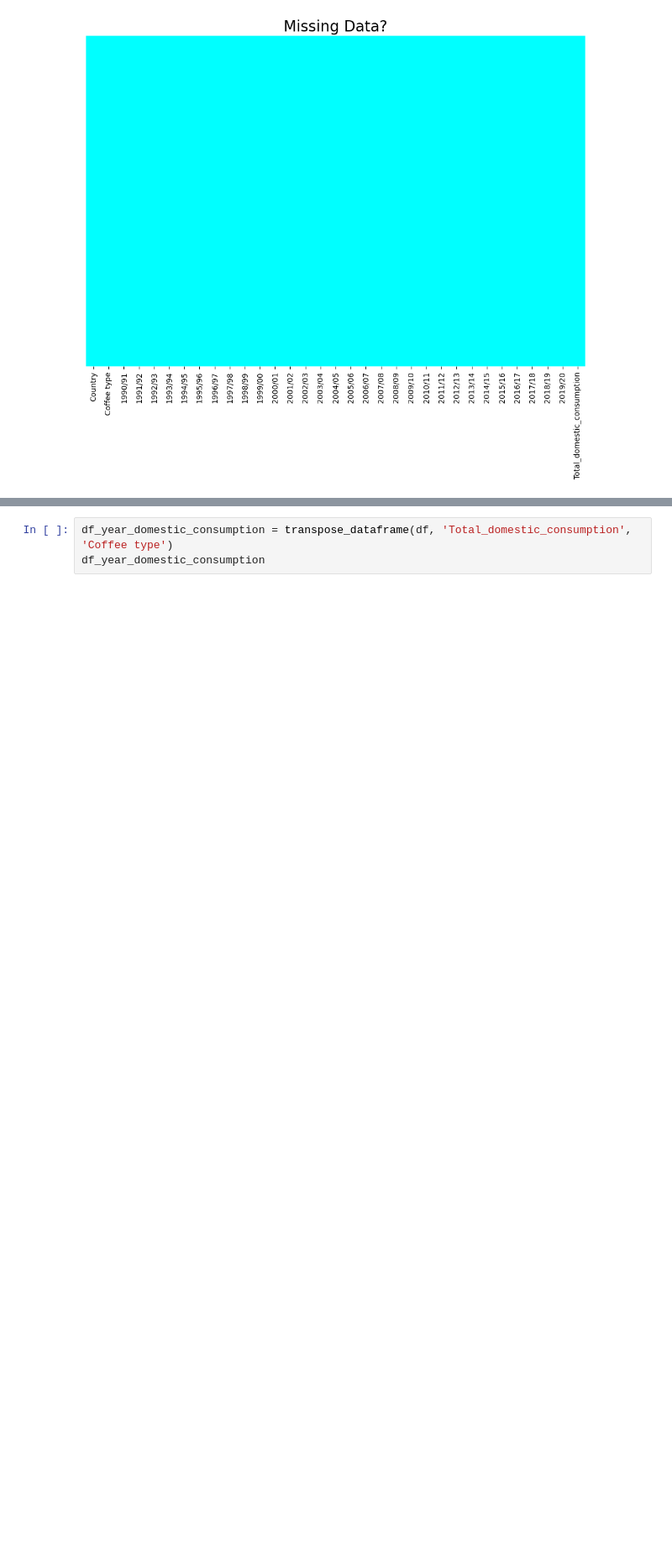
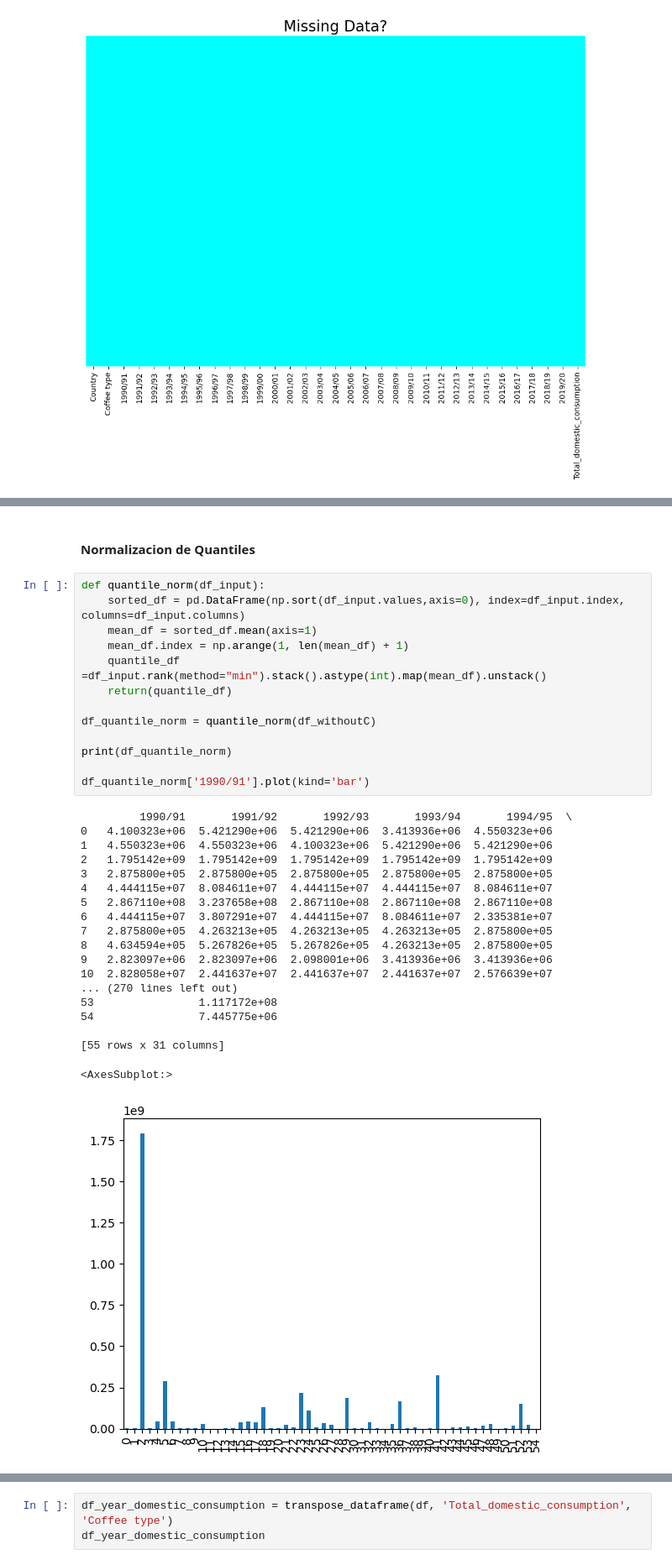
Before and after one commit to joshoandres13/coffee, a Jupyter notebook: domestic_consumption.ipynb, the cells around one changed output, grey strips where cells are left out. Shown: that part at 84% size. Cells and saved outputs as stored; diff of their text form; blank space fills up the shorter version.

```diff
--- a/domestic_consumption.ipynb
+++ b/domestic_consumption.ipynb
@@ -72,0 +160,35 @@ plt.show()
+# %% [markdown]
+#### Normalizacion de Quantiles
+# %%
+def quantile_norm(df_input):
+    sorted_df = pd.DataFrame(np.sort(df_input.values,axis=0), index=df_input.index, columns=df_input.columns)
+    mean_df = sorted_df.mean(axis=1)
+    mean_df.index = np.arange(1, len(mean_df) + 1)
+    quantile_df =df_input.rank(method="min").stack().astype(int).map(mean_df).unstack()
+    return(quantile_df)
+
+df_quantile_norm = quantile_norm(df_withoutC)
+
+print(df_quantile_norm)
+
+df_quantile_norm['1990/91'].plot(kind='bar')
+# %% [output]
+         1990/91       1991/92       1992/93       1993/94       1994/95  \
+0   4.100323e+06  5.421290e+06  5.421290e+06  3.413936e+06  4.550323e+06
+1   4.550323e+06  4.550323e+06  4.100323e+06  5.421290e+06  5.421290e+06
+2   1.795142e+09  1.795142e+09  1.795142e+09  1.795142e+09  1.795142e+09
+3   2.875800e+05  2.875800e+05  2.875800e+05  2.875800e+05  2.875800e+05
+4   4.444115e+07  8.084611e+07  4.444115e+07  4.444115e+07  8.084611e+07
+5   2.867110e+08  3.237658e+08  2.867110e+08  2.867110e+08  2.867110e+08
+6   4.444115e+07  3.807291e+07  4.444115e+07  8.084611e+07  2.335381e+07
+7   2.875800e+05  4.263213e+05  4.263213e+05  4.263213e+05  2.875800e+05
+8   4.634594e+05  5.267826e+05  5.267826e+05  4.263213e+05  2.875800e+05
+9   2.823097e+06  2.823097e+06  2.098001e+06  3.413936e+06  3.413936e+06
+10  2.828058e+07  2.441637e+07  2.441637e+07  2.441637e+07  2.576639e+07
+... (270 lines left out)
+53                1.117172e+08
+54                7.445775e+06
+
+[55 rows x 31 columns]
+<AxesSubplot:>
+[figure, added]
```
Also changed, not shown: parts of 12 cells of this notebook, 2 other files.
